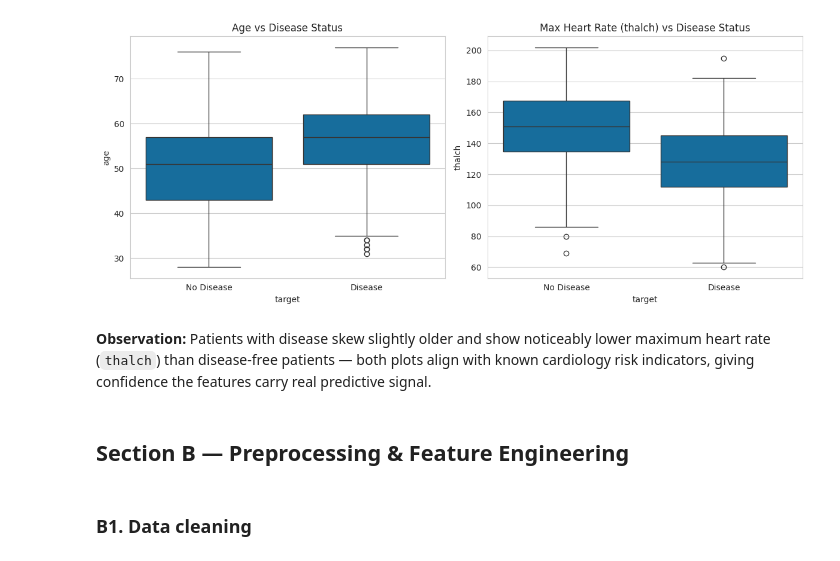
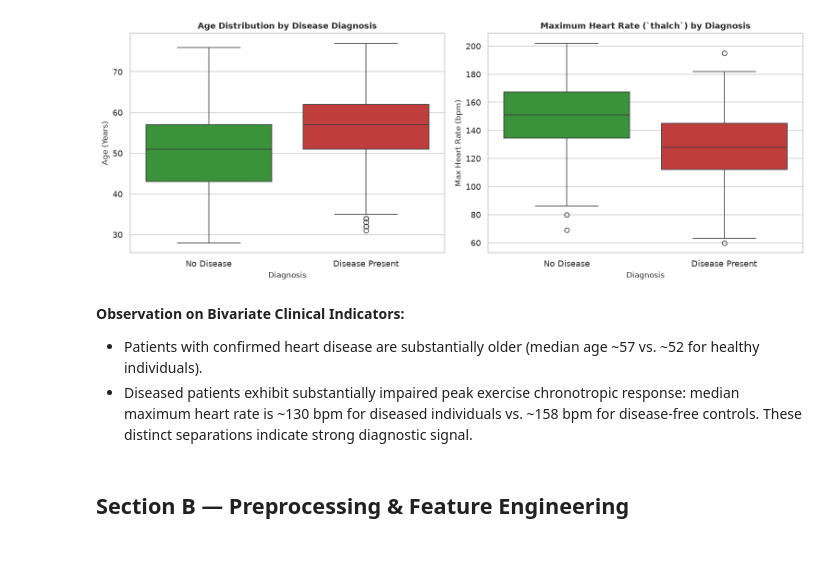
Before and after one commit to sowmya24057/23CSE301_ml_capstone, a Jupyter notebook: notebooks/classification.ipynb, the cells around one changed output. Cells and saved outputs as stored; diff of their text form; code cells hidden in the pictures.

```diff
--- a/notebooks/classification.ipynb
+++ b/notebooks/classification.ipynb
@@ -122,0 +110,23 @@ report precision/recall/F1 rather than accuracy alone.
+# %%
+# Locate and load the dataset across common paths (root, data folder, or notebook dir)
+candidate_paths = [
+    "../data/classification_heart.csv",
+    "../data/heart_disease_uci.csv",
+    "data/classification_heart.csv",
+    "data/heart_disease_uci.csv",
+    "classification_heart.csv"
+]
+
+data_path = None
+for p in candidate_paths:
+    if os.path.exists(p):
+        data_path = p
+        break
+
+if data_path is None:
+    raise FileNotFoundError("Heart disease dataset file not found in any standard path.")
+
+df = pd.read_csv(data_path)
+print(f"Dataset successfully loaded from: {data_path}")
+print(f"Dataset Dimensions: {df.shape[0]} rows, {df.shape[1]} columns\n")
+display(df.head())
@@ -174,24 +279,26 @@ No pair of numeric features is highly collinear enough to drop.
 # %%
-fig, axes = plt.subplots(1, 2, figsize=(12, 5))
-sns.boxplot(data=df, x="target", y="age", ax=axes[0])
-axes[0].set_xticklabels(["No Disease", "Disease"])
-axes[0].set_title("Age vs Disease Status")
+# Bivariate Clinical Feature vs. Disease Diagnosis
+fig, axes = plt.subplots(1, 2, figsize=(13, 5))
 
-sns.boxplot(data=df, x="target", y="thalch", ax=axes[1])
-axes[1].set_xticklabels(["No Disease", "Disease"])
-axes[1].set_title("Max Heart Rate (thalch) vs Disease Status")
+sns.boxplot(data=df, x="target", y="age", ax=axes[0], palette=["#2ca02c", "#d62728"])
+axes[0].set_xticklabels(["No Disease", "Disease Present"])
+axes[0].set_title("Age Distribution by Disease Diagnosis", fontsize=11, fontweight="bold")
+axes[0].set_xlabel("Diagnosis")
+axes[0].set_ylabel("Age (Years)")
+
+sns.boxplot(data=df, x="target", y="thalch", ax=axes[1], palette=["#2ca02c", "#d62728"])
+axes[1].set_xticklabels(["No Disease", "Disease Present"])
+axes[1].set_title("Maximum Heart Rate (`thalch`) by Diagnosis", fontsize=11, fontweight="bold")
+axes[1].set_xlabel("Diagnosis")
+axes[1].set_ylabel("Max Heart Rate (bpm)")
 
 plt.tight_layout()
-plt.savefig("fig_scatter_feature_target.png", bbox_inches="tight")
 plt.show()
 # %% [output]
-[figure, old version]
+[figure, new version]
-# %% [markdown]
-**Observation:** Patients with disease skew slightly older and show
-noticeably lower maximum heart rate (`thalch`) than disease-free patients —
-both plots align with known cardiology risk indicators, giving confidence
-the features carry real predictive signal.
+# %% [markdown]
+**Observation on Bivariate Clinical Indicators:**
+- Patients with confirmed heart disease are substantially older (median age ~57 vs. ~52 for healthy individuals).
+- Diseased patients exhibit substantially impaired peak exercise chronotropic response: median maximum heart rate is ~130 bpm for diseased individuals vs. ~158 bpm for disease-free controls. These distinct separations indicate strong diagnostic signal.
 # %% [markdown]
 ## Section B — Preprocessing & Feature Engineering
-# %% [markdown]
-### B1. Data cleaning
```
Also changed, not shown: parts of 89 cells of this notebook, 1 other file.
